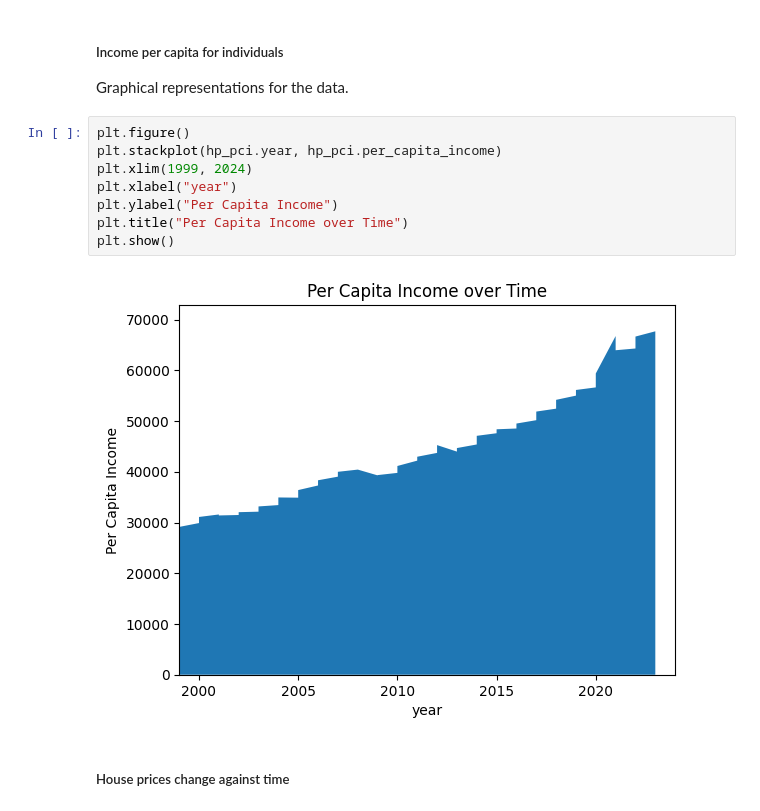
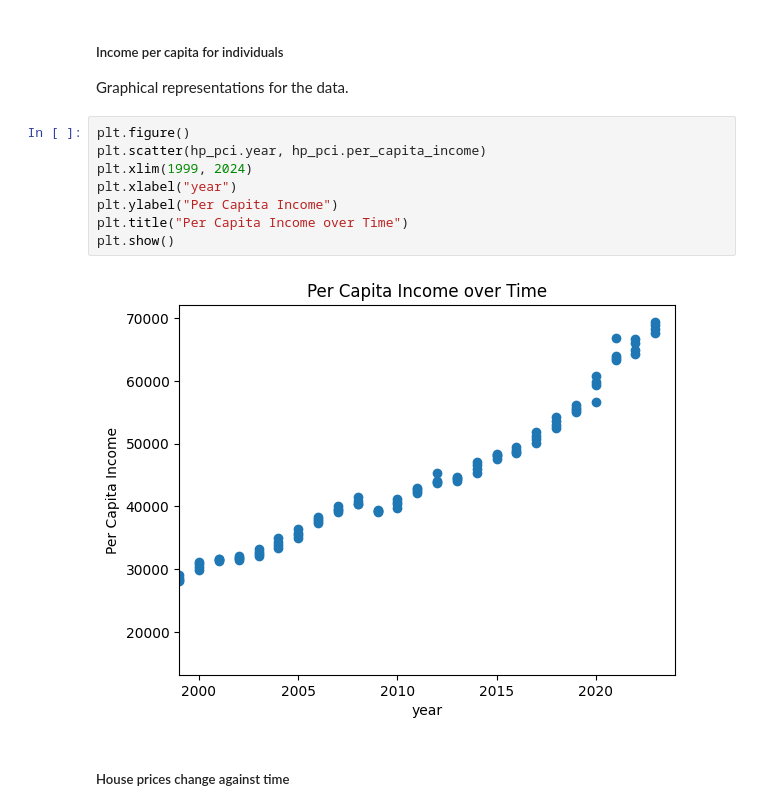
Before and after one commit to Dan-njuguna/usa_house_price_predictor, a Jupyter notebook: housing_prices_usa.ipynb, the cells around one changed output. Saved outputs shown, nothing was run; the diff lists cells and outputs as text.

```diff
--- a/housing_prices_usa.ipynb
+++ b/housing_prices_usa.ipynb
@@ -134,14 +134,14 @@ hp_pci.head()
 <p>Graphical representations for the data.</p>
 # %%
 plt.figure()
-plt.stackplot(hp_pci.year, hp_pci.per_capita_income)
+plt.scatter(hp_pci.year, hp_pci.per_capita_income)
 plt.xlim(1999, 2024)
 plt.xlabel("year")
 plt.ylabel("Per Capita Income")
 plt.title("Per Capita Income over Time")
 plt.show()
 # %% [output]
-[figure, old version]
+[figure, new version]
 # %% [markdown]
 <h5>House prices change against time</h5>
 # %%
```
Also changed, not shown: parts of 7 cells of this notebook.
